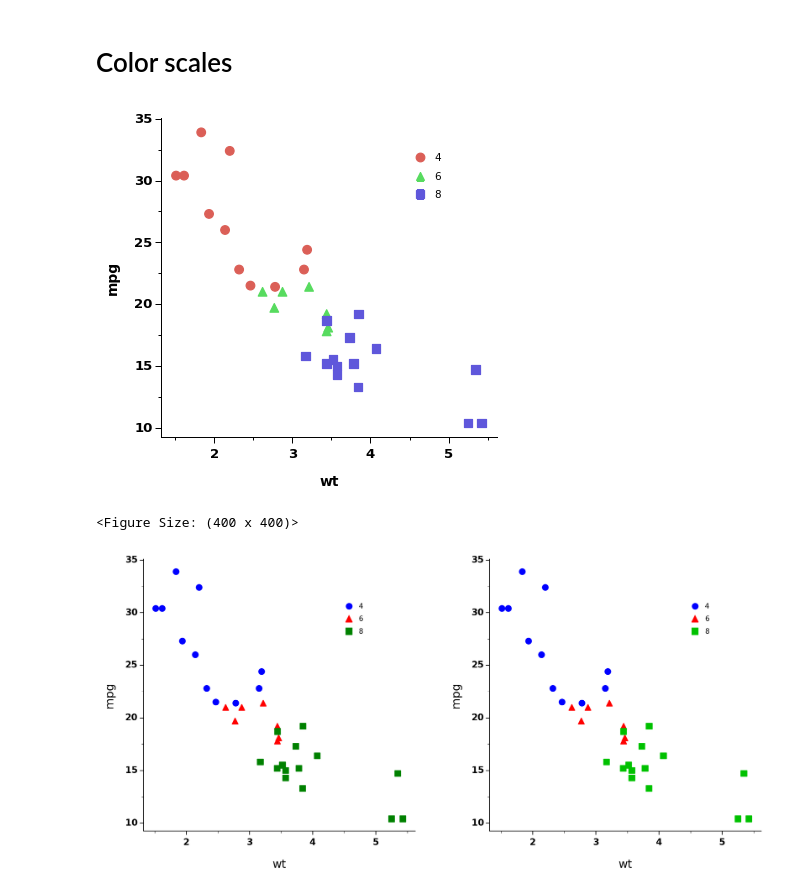
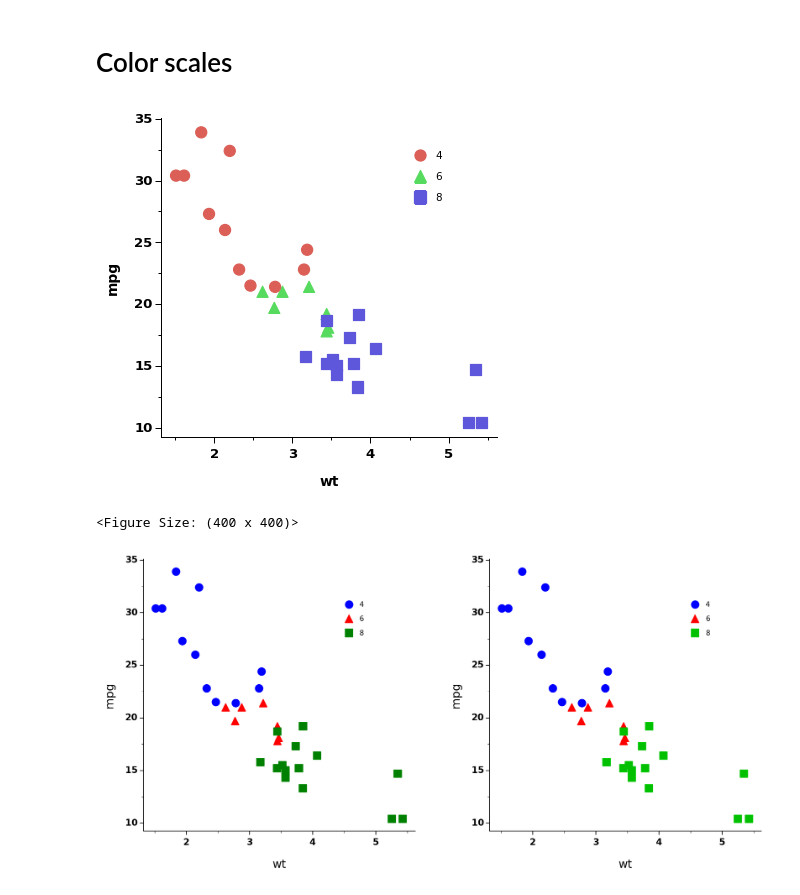
Before and after one commit to fomightez/plotnine_prism-binder, a Jupyter notebook: notebooks/colours.ipynb, the cells around one changed output. Cells and saved outputs as stored; diff of their text form; code cells hidden in the pictures.

```diff
--- a/notebooks/colours.ipynb
+++ b/notebooks/colours.ipynb
@@ -10,14 +10,14 @@ from plotnine_prism import *
 # %%
 
 # create a base plot to compare colour scales
 base = (ggplot(mtcars, aes(x = "wt", y = "mpg")) +
-  geom_point(aes(colour = "cyl", shape = "cyl"), size = 3) +
+  geom_point(aes(colour = "cyl", shape = "cyl"), size = 4) +
   theme_prism() +
   theme(legend_position = (0.8, 0.8)))
 
 base
 # %% [output]
-[figure, old version]
+[figure, new version]
 <Figure Size: (400 x 400)>
 # %%
 # compare manual colour scale with prism colour scale
```
Also changed, not shown: parts of 3 cells of this notebook, 1 other file.
